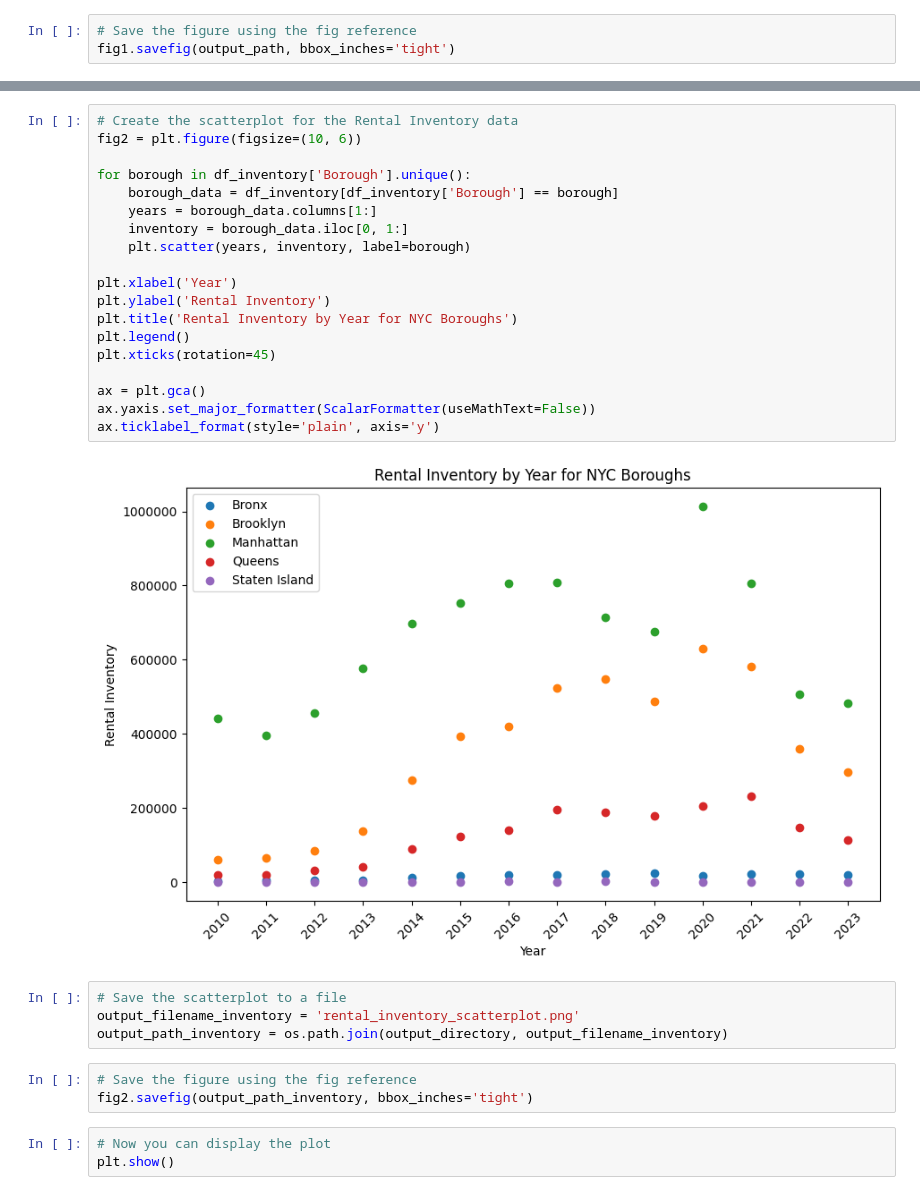
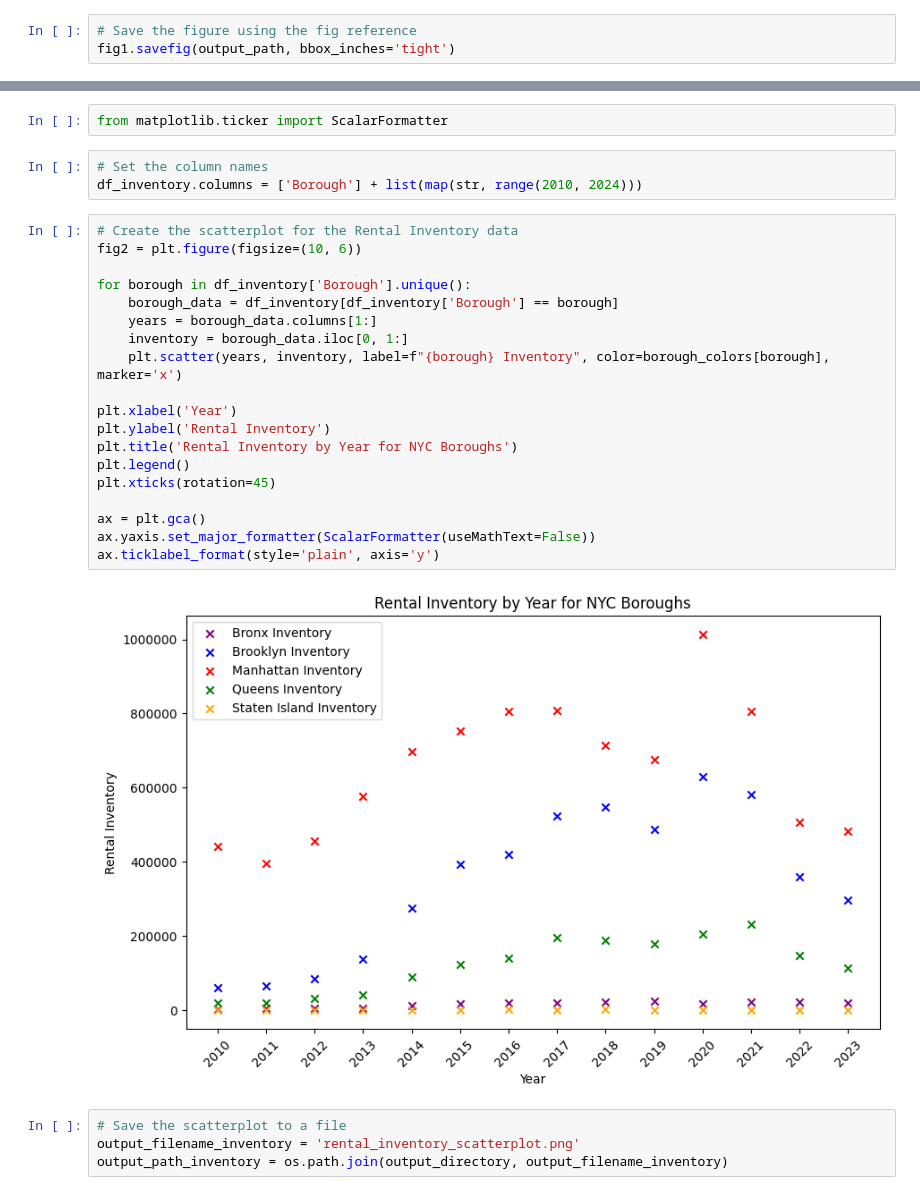
Before and after one commit to mtkrebs87/Project_1, a Jupyter notebook: Code Repository/Lauren builds scatterplots.ipynb, the cells around one changed output, grey strips where cells are left out. Saved outputs shown, nothing was run; the diff lists cells and outputs as text.

```diff
--- a/Code Repository/Lauren builds scatterplots.ipynb
+++ b/Code Repository/Lauren builds scatterplots.ipynb
@@ -76,31 +88,30 @@ df_inventory.columns = ['Borough'] + list(map(str, range(2010, 2024)))
-# %%
-# Create the scatterplot for the Rental Inventory data
-fig2 = plt.figure(figsize=(10, 6))
-
-for borough in df_inventory['Borough'].unique():
-    borough_data = df_inventory[df_inventory['Borough'] == borough]
-    years = borough_data.columns[1:]
-    inventory = borough_data.iloc[0, 1:]
-    plt.scatter(years, inventory, label=borough)
-
-plt.xlabel('Year')
-plt.ylabel('Rental Inventory')
-plt.title('Rental Inventory by Year for NYC Boroughs')
-plt.legend()
-plt.xticks(rotation=45)
-
-ax = plt.gca()
-ax.yaxis.set_major_formatter(ScalarFormatter(useMathText=False))
-ax.ticklabel_format(style='plain', axis='y')
-# %% [output]
-[figure, removed]
-# %%
-# Save the scatterplot to a file
-output_filename_inventory = 'rental_inventory_scatterplot.png'
-output_path_inventory = os.path.join(output_directory, output_filename_inventory)
-# %%
-# Save the figure using the fig reference
-fig2.savefig(output_path_inventory, bbox_inches='tight')
-# %%
-# Now you can display the plot
-plt.show()
+# %%
+from matplotlib.ticker import ScalarFormatter
+# %%
+# Set the column names
+df_inventory.columns = ['Borough'] + list(map(str, range(2010, 2024)))
+# %%
+# Create the scatterplot for the Rental Inventory data
+fig2 = plt.figure(figsize=(10, 6))
+
+for borough in df_inventory['Borough'].unique():
+    borough_data = df_inventory[df_inventory['Borough'] == borough]
+    years = borough_data.columns[1:]
+    inventory = borough_data.iloc[0, 1:]
+    plt.scatter(years, inventory, label=f"{borough} Inventory", color=borough_colors[borough], marker='x')
+
+plt.xlabel('Year')
+plt.ylabel('Rental Inventory')
+plt.title('Rental Inventory by Year for NYC Boroughs')
+plt.legend()
+plt.xticks(rotation=45)
+
+ax = plt.gca()
+ax.yaxis.set_major_formatter(ScalarFormatter(useMathText=False))
+ax.ticklabel_format(style='plain', axis='y')
+# %% [output]
+[figure, added]
+# %%
+# Save the scatterplot to a file
+output_filename_inventory = 'rental_inventory_scatterplot.png'
+output_path_inventory = os.path.join(output_directory, output_filename_inventory)
```
Also changed, not shown: parts of 15 cells of this notebook, 5 other files.
